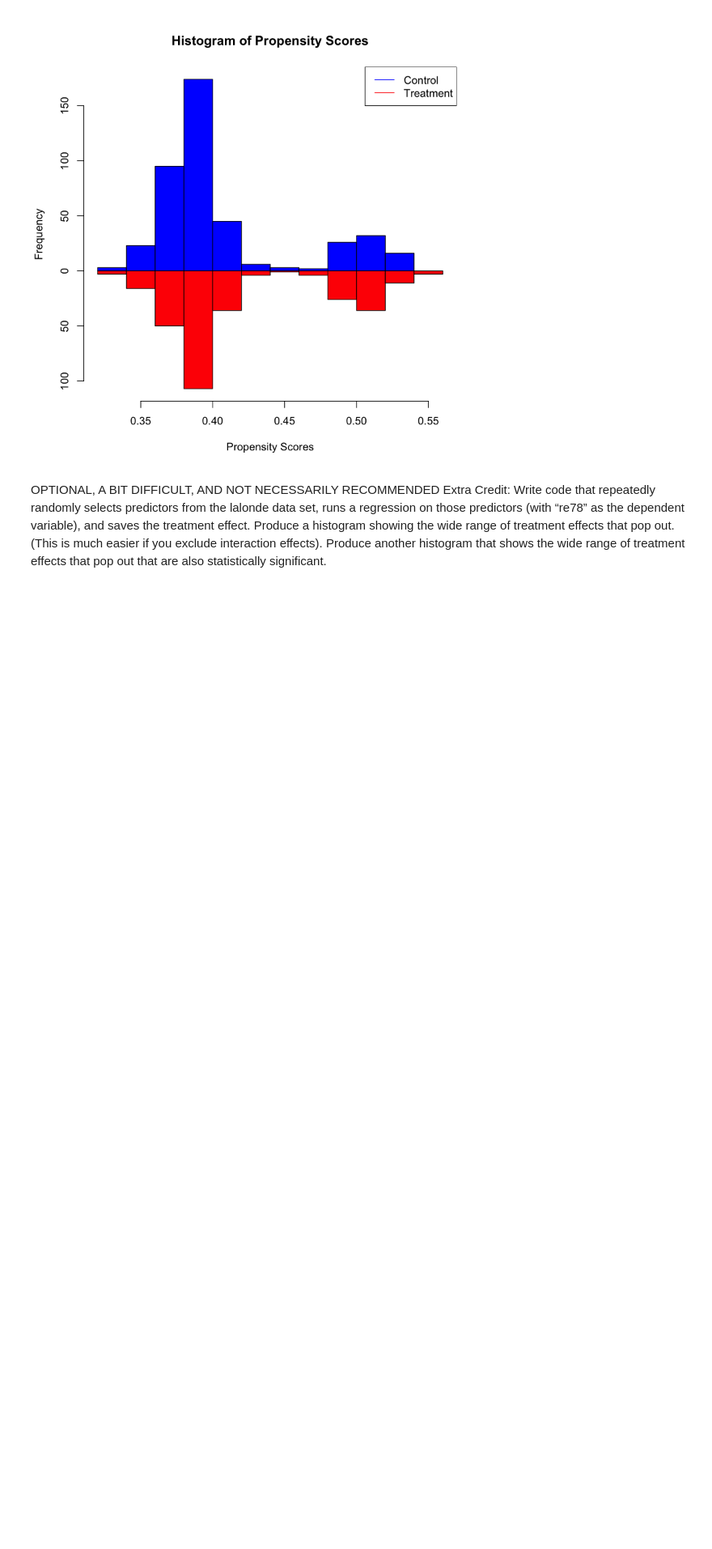
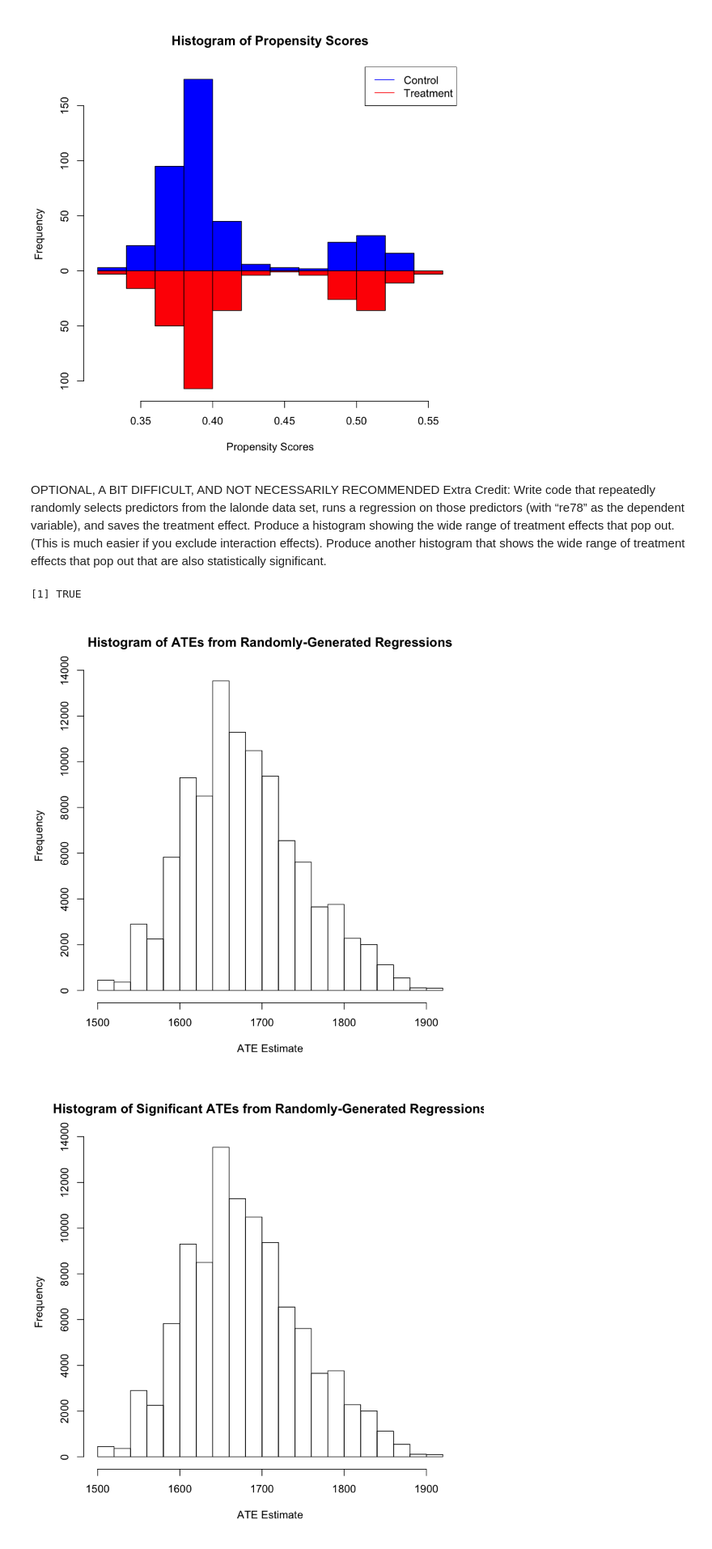
Before and after one commit to thetruejacob/CS112, a Jupyter notebook: Assignment/Assignment 2.ipynb, the cells around one changed output. Shown at 81% size. Cells and saved outputs as stored; diff of their text form; code cells hidden in the pictures; blank space fills up the shorter version.

```diff
--- a/Assignment/Assignment 2.ipynb
+++ b/Assignment/Assignment 2.ipynb
@@ -188,6 +208,25 @@ legend("topright", legend =c("Control", "Treatment"), col = c("blue", "red"), lt
 # %% [markdown]
 OPTIONAL, A BIT DIFFICULT, AND NOT NECESSARILY RECOMMENDED Extra Credit:
 	Write code that repeatedly randomly selects predictors from the lalonde data set, runs a regression on those predictors (with “re78” as the dependent variable), and saves the treatment effect.  Produce a histogram showing the wide range of treatment effects that pop out. (This is much easier if you exclude interaction effects). Produce another histogram that shows the wide range of treatment effects that pop out that are also statistically significant.
+# %%
+library(GetoptLong)
+
+x = matrix(, nrow = 100000, ncol = 2)
+
+for (i in 1:nrow(x)){
+    predictors = paste(sample(names(lalonde[,-c(9,12)]), sample(2:9, 1)), collapse = "+")
+    lm.fit = eval(parse(text = qq("lm(re78 ~ @{predictors} + treat, data = lalonde)")))
+    x[i,] = summary(lm.fit)$coef['treat', c(1,4)]
+}
+all.equal(x[,1], x[x[,2] < 0.05, 1])
+hist(x[,1], main = "Histogram of ATEs from Randomly-Generated Regressions",
+    xlab = "ATE Estimate")
+hist(x[x[,2] < 0.05, 1], main = "Histogram of Significant ATEs from Randomly-Generated Regressions",
+    xlab = "ATE Estimate")
+# %% [output]
+[1] TRUE
+[figure, added]
+[figure, added]
 # %%
 library(GetoptLong); library(MatchIt); library(Zelig)
 
```
Also changed, not shown: parts of 9 cells of this notebook, 17 other files.
